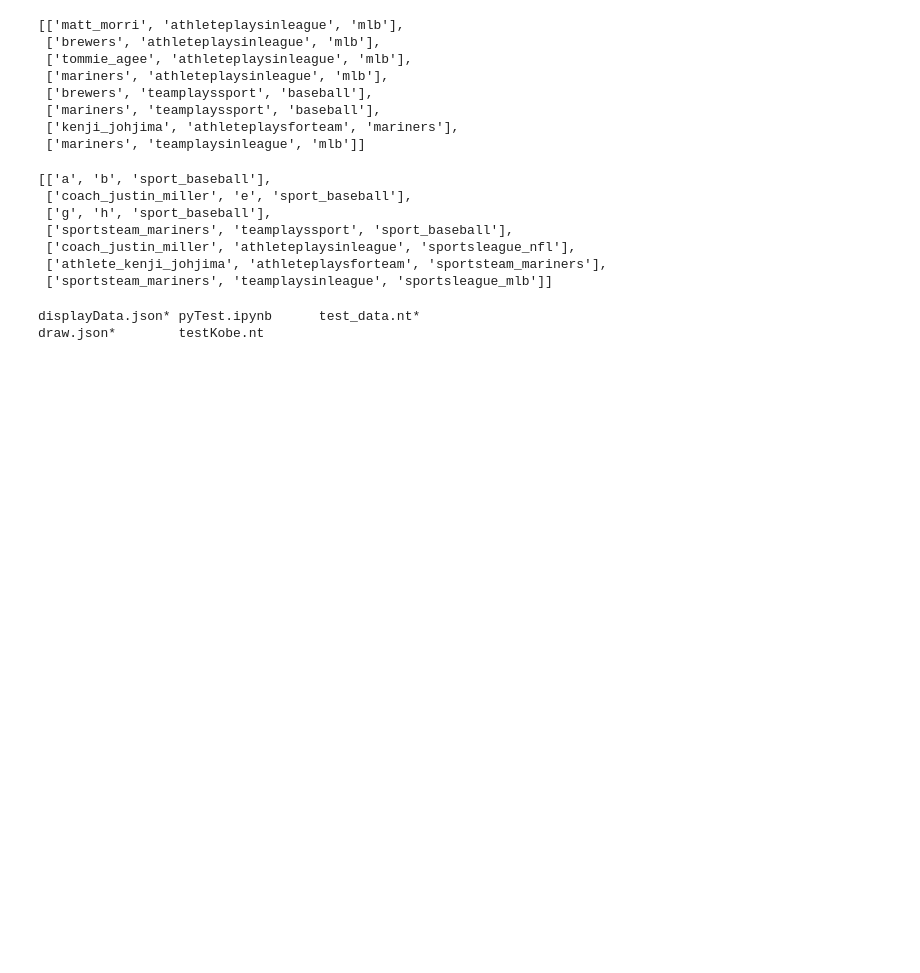
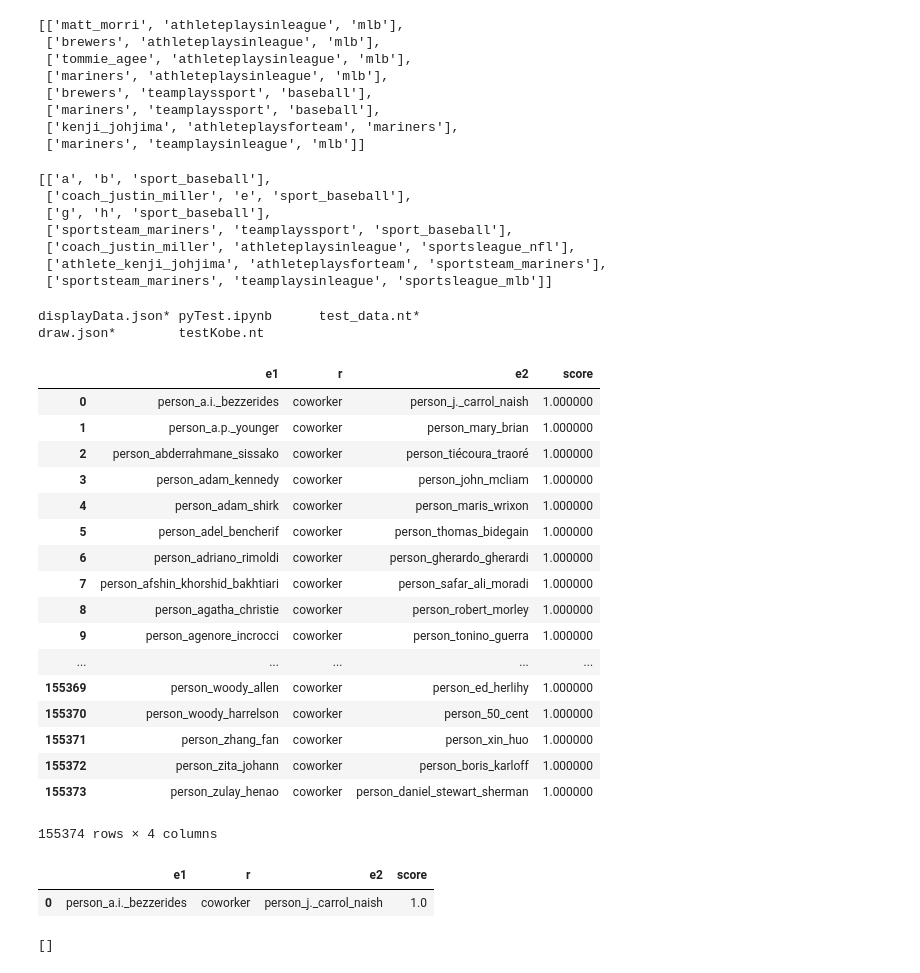
Before and after one commit to ms0510k/KBVisualizing, a Jupyter notebook: polls/static/data/pyTest.ipynb, the cells around one changed output. Cells and saved outputs as stored; diff of their text form; code cells hidden in the pictures; blank space fills up the shorter version.

```diff
--- a/polls/static/data/pyTest.ipynb
+++ b/polls/static/data/pyTest.ipynb
@@ -166,3 +166,26 @@ ls
 # %% [output]
 displayData.json* pyTest.ipynb      test_data.nt*
 draw.json*        testKobe.nt
+# %%
+data = pd.read_csv('../engineData/reasoning_output.csv', names=['e1','r','e2','score'])
+# %%
+data
+# %% [output]
+|  | e1 | r | e2 | score |
+| 0 | person_a.i._bezzerides | coworker | person_j._carrol_naish | 1.000000 |
+| 1 | person_a.p._younger | coworker | person_mary_brian | 1.000000 |
+| 2 | person_abderrahmane_sissako | coworker | person_tiécoura_traoré | 1.000000 |
+| 3 | person_adam_kennedy | coworker | person_john_mcliam | 1.000000 |
+| 4 | person_adam_shirk | coworker | person_maris_wrixon | 1.000000 |
+| 5 | person_adel_bencherif | coworker | person_thomas_bidegain | 1.000000 |
+| 6 | person_adriano_rimoldi | coworker | person_gherardo_gherardi | 1.000000 |
+| 7 | person_afshin_khorshid_bakhtiari | coworker | person_safar_ali_moradi | 1.000000 |
+| 8 | person_agatha_christie | coworker | person_robert_morley | 1.000000 |
+| 9 | person_agenore_incrocci | coworker | person_tonino_guerra | 1.000000 |
+| ... | ... | ... | ... | ... |
+| 155369 | person_woody_allen | coworker | person_ed_herlihy | 1.000000 |
+| 155370 | person_woody_harrelson | coworker | person_50_cent | 1.000000 |
+| 155371 | person_zhang_fan | coworker | person_xin_huo | 1.000000 |
+| 155372 | person_zita_johann | coworker | person_boris_karloff | 1.000000 |
+| 155373 | person_zulay_henao | coworker | person_daniel_stewart_sherman | 1.000000 |
+155374 rows × 4 columns
@@ -168,0 +200,5 @@ draw.json*        testKobe.nt
+# %%
+runData
+# %% [output]
+|  | e1 | r | e2 | score |
+| 0 | person_a.i._bezzerides | coworker | person_j._carrol_naish | 1.0 |
@@ -168,0 +218,4 @@ draw.json*        testKobe.nt
+# %%
+lst
+# %% [output]
+[]
```
Also changed, not shown: parts of 3 cells of this notebook, 20 other files.
